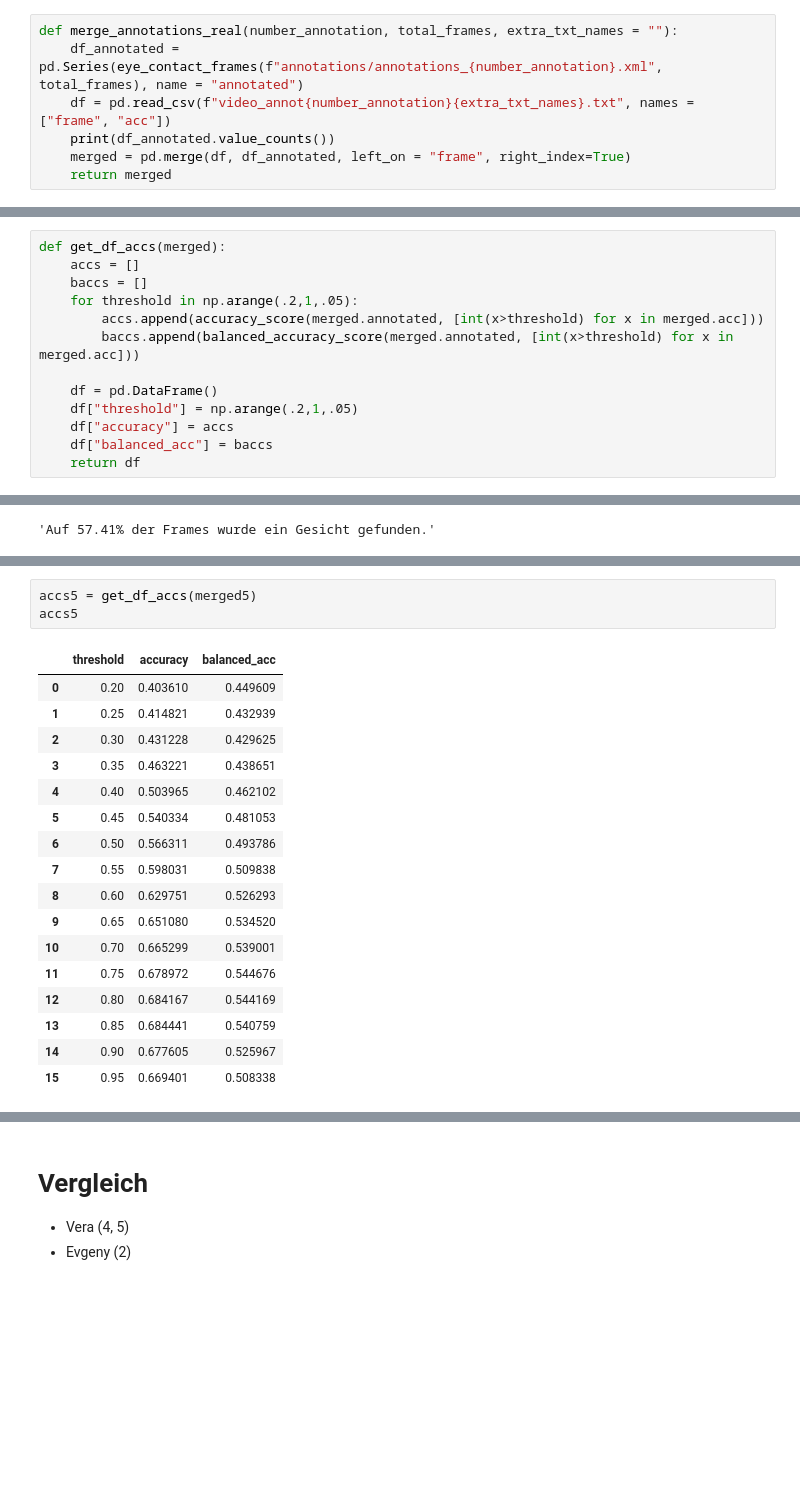
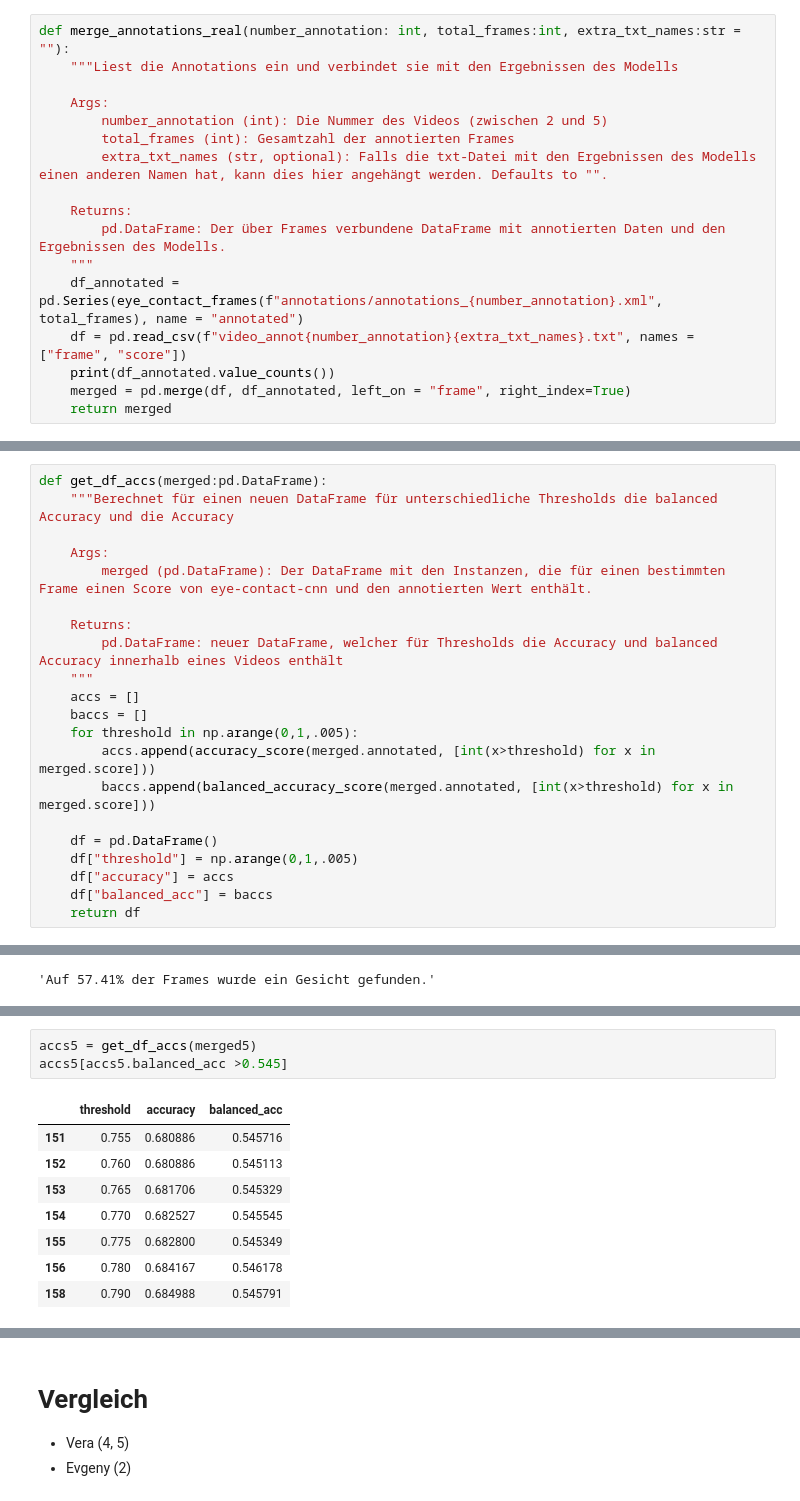
Before and after one commit to Johanniii/eye-contact-cnn, a Jupyter notebook: accuracy.ipynb, the cells around one changed output, grey strips where cells are left out. Drawn from its saved outputs; the diff is of its cells as text; blank space fills up the shorter version.

```diff
--- a/accuracy.ipynb
+++ b/accuracy.ipynb
@@ -9,9 +11,19 @@ from sklearn.metrics import accuracy_score, balanced_accuracy_score, classificat
 # %% [markdown]
 # Funktionen
 # %%
-def merge_annotations_real(number_annotation, total_frames, extra_txt_names = ""):
+def merge_annotations_real(number_annotation: int, total_frames:int, extra_txt_names:str = ""):
+    """Liest die Annotations ein und verbindet sie mit den Ergebnissen des Modells
+
+    Args:
+        number_annotation (int): Die Nummer des Videos (zwischen 2 und 5)
+        total_frames (int): Gesamtzahl der annotierten Frames
+        extra_txt_names (str, optional): Falls die txt-Datei mit den Ergebnissen des Modells einen anderen Namen hat, kann dies hier angehängt werden. Defaults to "".
+
+    Returns:
+        pd.DataFrame: Der über Frames verbundene DataFrame mit annotierten Daten und den Ergebnissen des Modells.
+    """
     df_annotated = pd.Series(eye_contact_frames(f"annotations/annotations_{number_annotation}.xml", total_frames), name = "annotated")
-    df = pd.read_csv(f"video_annot{number_annotation}{extra_txt_names}.txt", names = ["frame", "acc"])
+    df = pd.read_csv(f"video_annot{number_annotation}{extra_txt_names}.txt", names = ["frame", "score"])
     print(df_annotated.value_counts())
     merged = pd.merge(df, df_annotated, left_on = "frame", right_index=True)
     return merged
@@ -26,15 +53,23 @@ def view(threshold, annotations, real):
     ConfusionMatrixDisplay(confusion_matrix(annotations, real_rounded)).plot()
     plt.show()
 # %%
-def get_df_accs(merged):
+def get_df_accs(merged:pd.DataFrame):
+    """Berechnet für einen neuen DataFrame für unterschiedliche Thresholds die balanced Accuracy und die Accuracy
+
+    Args:
+        merged (pd.DataFrame): Der DataFrame mit den Instanzen, die für einen bestimmten Frame einen Score von eye-contact-cnn und den annotierten Wert enthält.
+
+    Returns:
+        pd.DataFrame: neuer DataFrame, welcher für Thresholds die Accuracy und balanced Accuracy innerhalb eines Videos enthält
+    """
     accs = []
     baccs = []
-    for threshold in np.arange(.2,1,.05):
-        accs.append(accuracy_score(merged.annotated, [int(x>threshold) for x in merged.acc]))
-        baccs.append(balanced_accuracy_score(merged.annotated, [int(x>threshold) for x in merged.acc]))
+    for threshold in np.arange(0,1,.005):
+        accs.append(accuracy_score(merged.annotated, [int(x>threshold) for x in merged.score]))
+        baccs.append(balanced_accuracy_score(merged.annotated, [int(x>threshold) for x in merged.score]))
 
     df = pd.DataFrame()
-    df["threshold"] = np.arange(.2,1,.05)
+    df["threshold"] = np.arange(0,1,.005)
     df["accuracy"] = accs
     df["balanced_acc"] = baccs
     return df
@@ -287,23 +448,14 @@ density(merged5)
 # %%
 accs5 = get_df_accs(merged5)
-accs5
+accs5[accs5.balanced_acc >0.545]
 # %% [output]
 |  | threshold | accuracy | balanced_acc |
-| 0 | 0.20 | 0.403610 | 0.449609 |
-| 1 | 0.25 | 0.414821 | 0.432939 |
-| 2 | 0.30 | 0.431228 | 0.429625 |
-| 3 | 0.35 | 0.463221 | 0.438651 |
-| 4 | 0.40 | 0.503965 | 0.462102 |
-| 5 | 0.45 | 0.540334 | 0.481053 |
-| 6 | 0.50 | 0.566311 | 0.493786 |
-| 7 | 0.55 | 0.598031 | 0.509838 |
-| 8 | 0.60 | 0.629751 | 0.526293 |
-| 9 | 0.65 | 0.651080 | 0.534520 |
-| 10 | 0.70 | 0.665299 | 0.539001 |
-| 11 | 0.75 | 0.678972 | 0.544676 |
-| 12 | 0.80 | 0.684167 | 0.544169 |
-| 13 | 0.85 | 0.684441 | 0.540759 |
-| 14 | 0.90 | 0.677605 | 0.525967 |
-| 15 | 0.95 | 0.669401 | 0.508338 |
+| 151 | 0.755 | 0.680886 | 0.545716 |
+| 152 | 0.760 | 0.680886 | 0.545113 |
+| 153 | 0.765 | 0.681706 | 0.545329 |
+| 154 | 0.770 | 0.682527 | 0.545545 |
+| 155 | 0.775 | 0.682800 | 0.545349 |
+| 156 | 0.780 | 0.684167 | 0.546178 |
+| 158 | 0.790 | 0.684988 | 0.545791 |
 # %%
 for i in np.arange(.2,1,.05):
```
Also changed, not shown: parts of 57 cells of this notebook.
